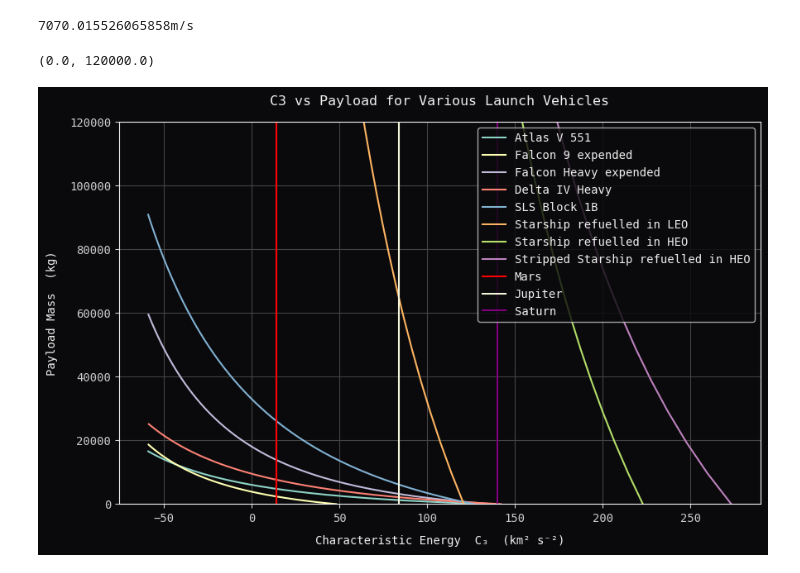
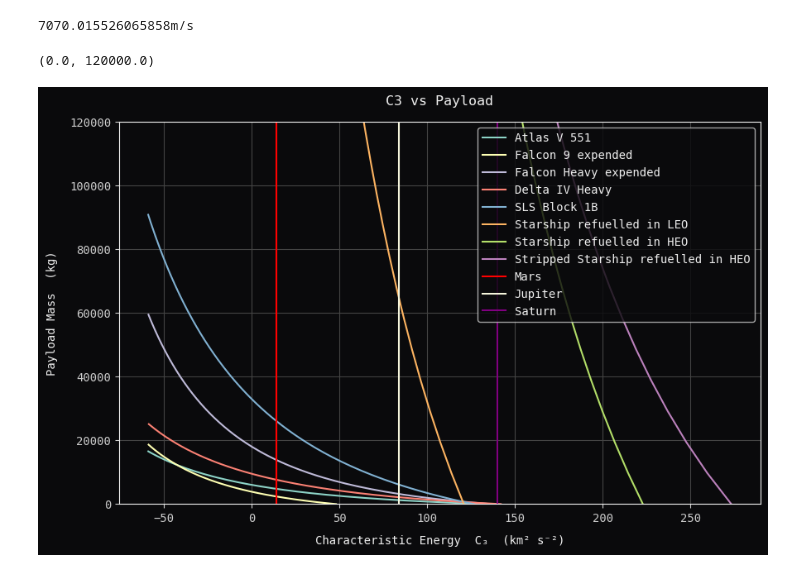
Before and after one commit to jackSN8/orbits.js, a Jupyter notebook: starship_science_graphs.ipynb, the cells around one changed output. Cells and saved outputs as stored; diff of their text form; code cells hidden in the pictures.

```diff
--- a/starship_science_graphs.ipynb
+++ b/starship_science_graphs.ipynb
@@ -131,32 +131,32 @@ for lv, (wet_mass, dry_mass, isp, leo_cap) in performance.items():
         available_prop = leo_cap - p - dry_mass
         # cap by tank capacity and ignore negative available propellant
         if available_prop <= 0:
             continue
         available_prop = min(available_prop, prop_capacity)
         delta_v = 0.87*isp * g0 * np.log((available_prop+dry_mass+p)/ (dry_mass + p))
         if lv == 'Starship refuelled in HEO' or lv == 'Stripped Starship refuelled in HEO':
             delta_v += 3000
         c3 = (v_leo + delta_v)**2 - v_escape**2  # m^2/s^2
         c3_vals.append(c3 / 1e6)  # convert to km^2/s^2
         valid_payloads.append(p)
     if c3_vals:
         ax.plot(c3_vals, valid_payloads, label=lv)
 
 
 
 # Axis labels and title with retro flavour
 ax.set_xlabel('Characteristic Energy  C₃  (km² s⁻²)', labelpad=10)
 ax.set_ylabel('Payload Mass  (kg)', labelpad=10)
-plt.title('C3 vs Payload for Various Launch Vehicles')
+plt.title('C3 vs Payload')s
 ax.grid(True)
 #ax.tight_layout()
 plt.axvline(x = 14, color = 'red', label = 'Mars')
 plt.axvline(x = 84, color = 'beige', label = 'Jupiter')
 plt.axvline(x = 140, color = 'purple', label = 'Saturn')
 ax.legend(loc='upper right')
 
 plt.ylim(top = 120000,bottom = 0)
 # plt.show()
 # %% [output]
 (0.0, 120000.0)
-[figure, old version]
+[figure, new version]
```
Also changed, not shown: parts of 1 cell of this notebook, 1 other file.
